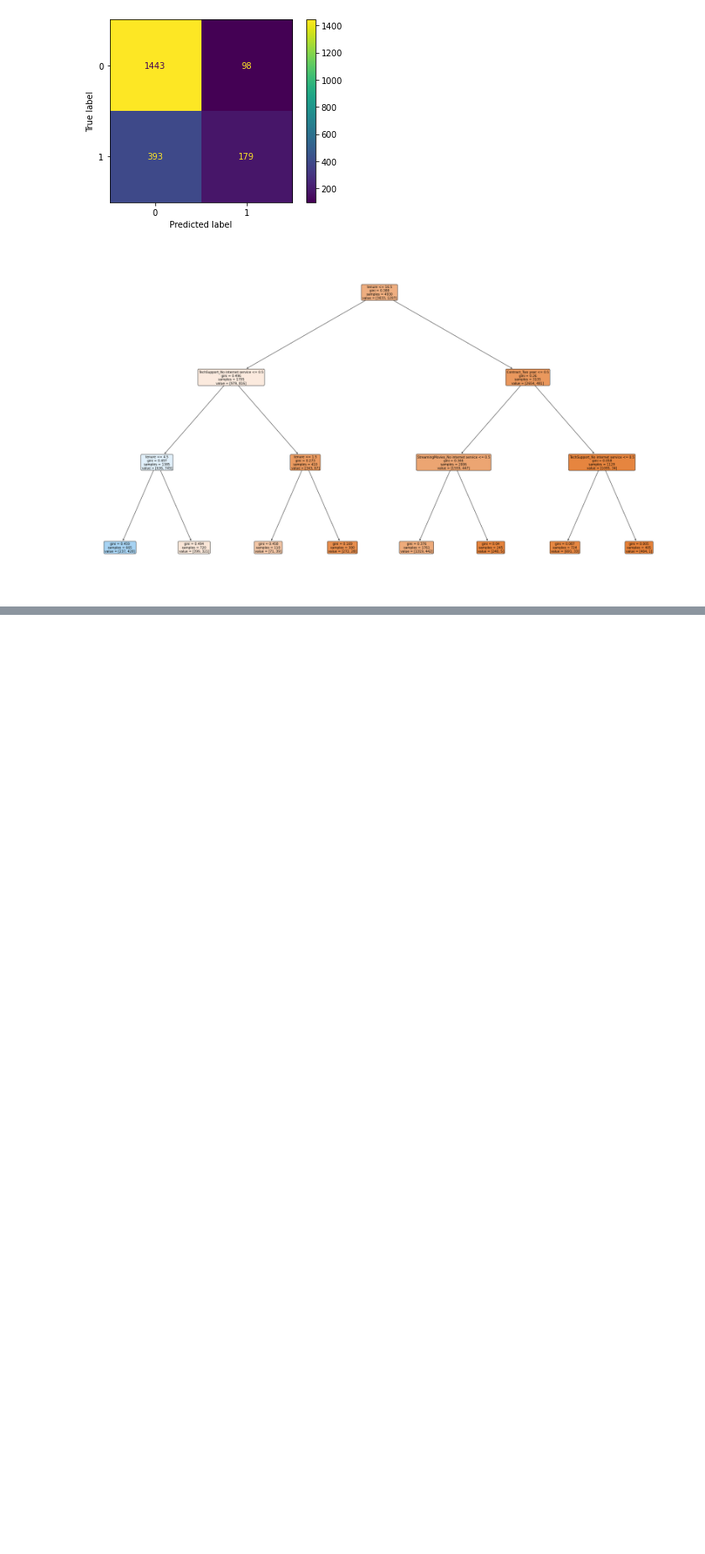
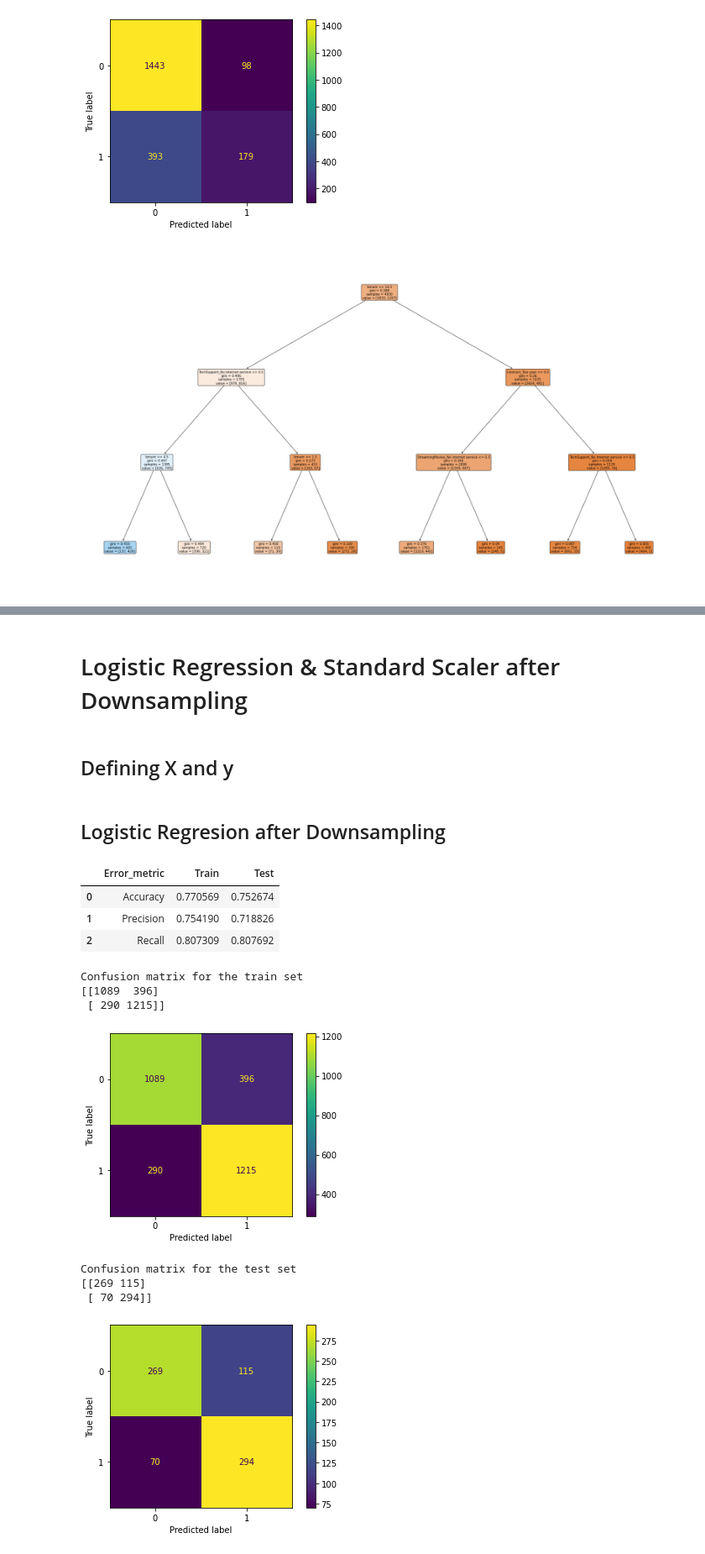
Before and after one commit to CristinaBaltaDAFTJAN2022/IronCristina, a Jupyter notebook: Machine Learning/Classification, Handling Imbalanced Data.ipynb, the cells around one changed output, grey strips where cells are left out. Shown at 84% size. Drawn from its saved outputs; the diff is of its cells as text; code cells hidden in the pictures; blank space fills up the shorter version.

Commit message:
up and down

```diff
--- a/Machine Learning/Classification, Handling Imbalanced Data.ipynb
+++ b/Machine Learning/Classification, Handling Imbalanced Data.ipynb
@@ -1015,0 +1165,5 @@ plt.show()
+# %%
+X = pd.concat([category_0_down, category_1], axis=0)
+#shuffling the data
+X = X.sample(frac=1)
+X['Churn'].value_counts()
@@ -1015,0 +1190,11 @@ plt.show()
+# %% [markdown]
+# Logistic Regression & Standard Scaler after Downsampling
+# %% [markdown]
+## Defining X and y
+# %%
+X_down = X.drop(columns=['Churn'], axis=1)
+y_down = X['Churn']
+# %%
+X_train, X_test, y_train, y_test = train_test_split(X_down, y_down, test_size=0.20, random_state=42)
+# %% [markdown]
+## Logistic Regresion after Downsampling
@@ -1015,0 +1205,52 @@ plt.show()
+# %%
+## Randond_state should be included also here
+log_model = LogisticRegression(random_state=11)
+
+trans = StandardScaler()
+
+trans.fit(X_train)
+
+X_train_mod = trans.transform(X_train)
+X_test_mod  = trans.transform(X_test)
+# %%
+## Logistic regression
+log_model.fit(X_train_mod, y_train)
+
+y_pred_train_log = log_model.predict(X_train_mod)
+y_pred_test_log = log_model.predict(X_test_mod)
+
+performance_log = pd.DataFrame({'Error_metric': ['Accuracy','Precision','Recall'],
+                               'Train': [accuracy_score(y_train, y_pred_train_log),
+                                         precision_score(y_train, y_pred_train_log),
+                                         recall_score(y_train, y_pred_train_log)],
+                               'Test': [accuracy_score(y_test, y_pred_test_log),
+                                        precision_score(y_test, y_pred_test_log),
+                                        recall_score(y_test, y_pred_test_log)]})
+
+display(performance_log)
+
+print("Confusion matrix for the train set")
+print(confusion_matrix(y_train,y_pred_train_log))
+plot_confusion_matrix(log_model,X_train_mod,y_train, values_format = 'd')
+plt.show()
+
+print()
+print()
+
+print("Confusion matrix for the test set")
+print(confusion_matrix(y_test, y_pred_test_log))
+plot_confusion_matrix(log_model,X_test_mod,y_test, values_format = 'd')
+plt.show()
+# %% [output]
+|  | Error_metric | Train | Test |
+| 0 | Accuracy | 0.770569 | 0.752674 |
+| 1 | Precision | 0.754190 | 0.718826 |
+| 2 | Recall | 0.807309 | 0.807692 |
+Confusion matrix for the train set
+[[1089  396]
+ [ 290 1215]]
+[figure, added]
+Confusion matrix for the test set
+[[269 115]
+ [ 70 294]]
+[figure, added]
```
Also changed, not shown: parts of 49 cells of this notebook.
